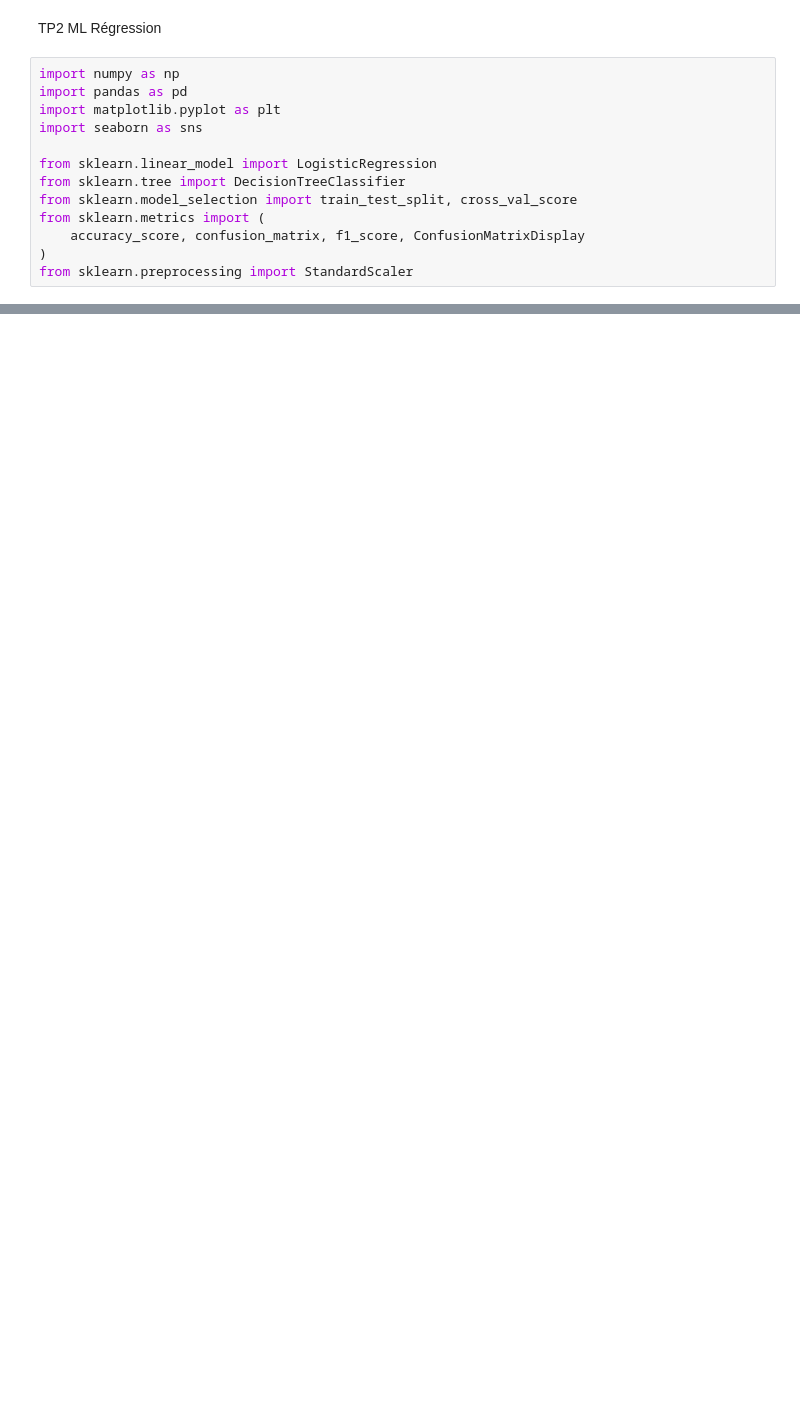
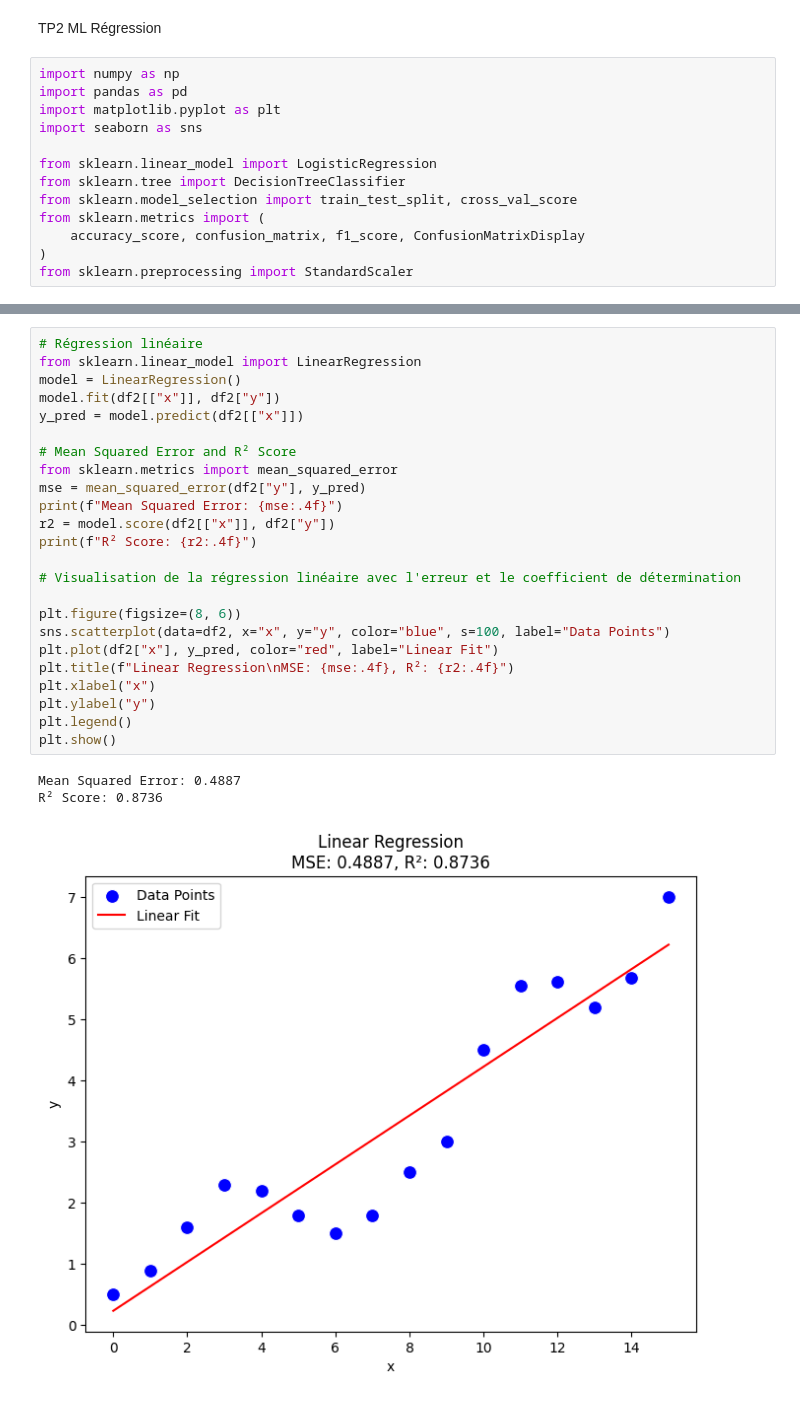
Before and after one commit to clairette22/TP2_ML, a Jupyter notebook: TP-P2.ipynb, the cells around one changed output, grey strips where cells are left out. Saved outputs shown, nothing was run; the diff lists cells and outputs as text; blank space fills up the shorter version.

```diff
--- a/TP-P2.ipynb
+++ b/TP-P2.ipynb
@@ -36,0 +46,28 @@ Name: count, dtype: int64
+# %%
+# Régression linéaire
+from sklearn.linear_model import LinearRegression
+model = LinearRegression()
+model.fit(df2[["x"]], df2["y"])
+y_pred = model.predict(df2[["x"]])
+
+# Mean Squared Error and R² Score
+from sklearn.metrics import mean_squared_error
+mse = mean_squared_error(df2["y"], y_pred)
+print(f"Mean Squared Error: {mse:.4f}")
+r2 = model.score(df2[["x"]], df2["y"])
+print(f"R² Score: {r2:.4f}")
+
+# Visualisation de la régression linéaire avec l'erreur et le coefficient de détermination
+
+plt.figure(figsize=(8, 6))
+sns.scatterplot(data=df2, x="x", y="y", color="blue", s=100, label="Data Points")
+plt.plot(df2["x"], y_pred, color="red", label="Linear Fit")
+plt.title(f"Linear Regression\nMSE: {mse:.4f}, R²: {r2:.4f}")
+plt.xlabel("x")
+plt.ylabel("y")
+plt.legend()
+plt.show()
+# %% [output]
+Mean Squared Error: 0.4887
+R² Score: 0.8736
+[figure, added]
```
Also changed, not shown: parts of 5 cells of this notebook.
